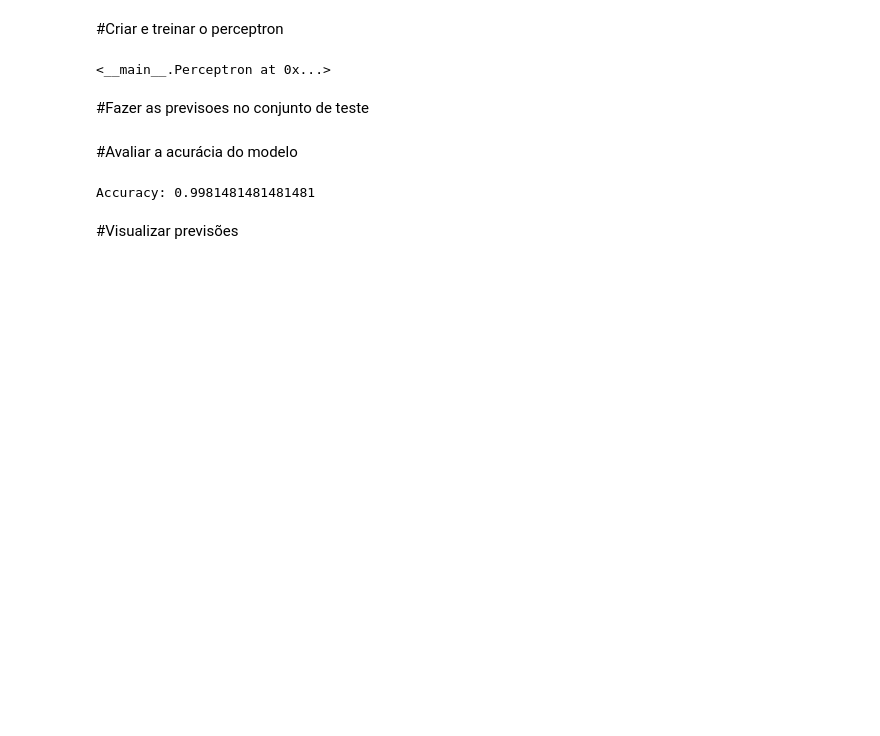
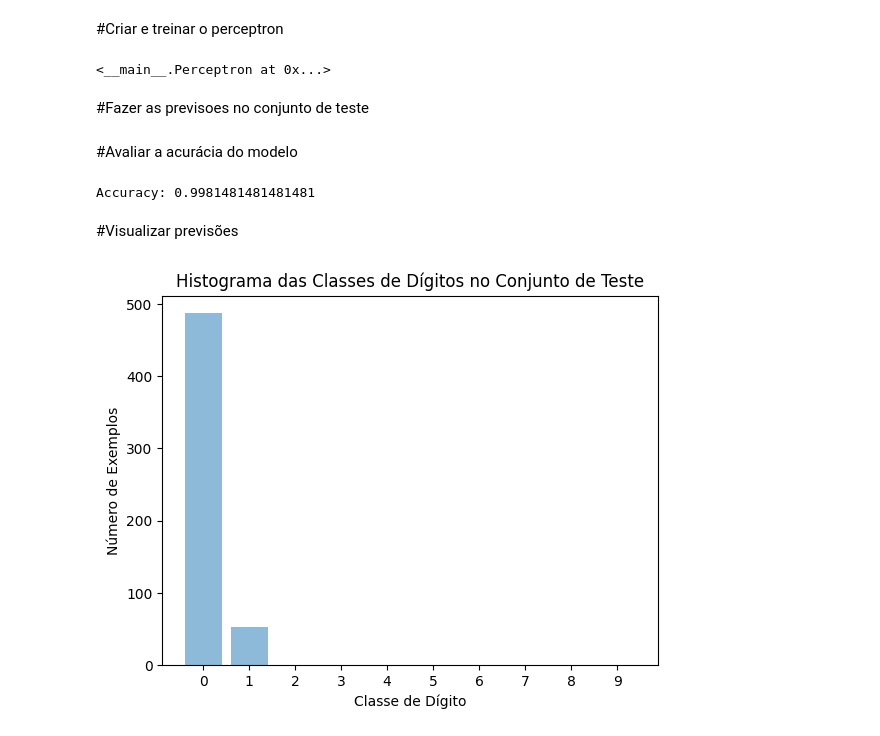
Before and after one commit to luiseduardoalencar/modelosIA, a Jupyter notebook: perceptron.ipynb, the cells around one changed output. Drawn from its saved outputs; the diff is of its cells as text; code cells hidden in the pictures; blank space fills up the shorter version.

```diff
--- a/perceptron.ipynb
+++ b/perceptron.ipynb
@@ -155,4 +155,15 @@ print("Accuracy:", accuracy)
 Accuracy: 0.9981481481481481
 # %% [markdown]
 #Visualizar previsões
+# %%
+hist, bins = np.histogram(y_test, bins=range(11))
+
+plt.bar(bins[:-1], hist, align='center', alpha=0.5)
+plt.xticks(range(10))
+plt.xlabel('Classe de Dígito')
+plt.ylabel('Número de Exemplos')
+plt.title('Histograma das Classes de Dígitos no Conjunto de Teste')
+plt.show()
+# %% [output]
+[figure, added]
 # %%
```
Also changed, not shown: parts of 1 cell of this notebook.
